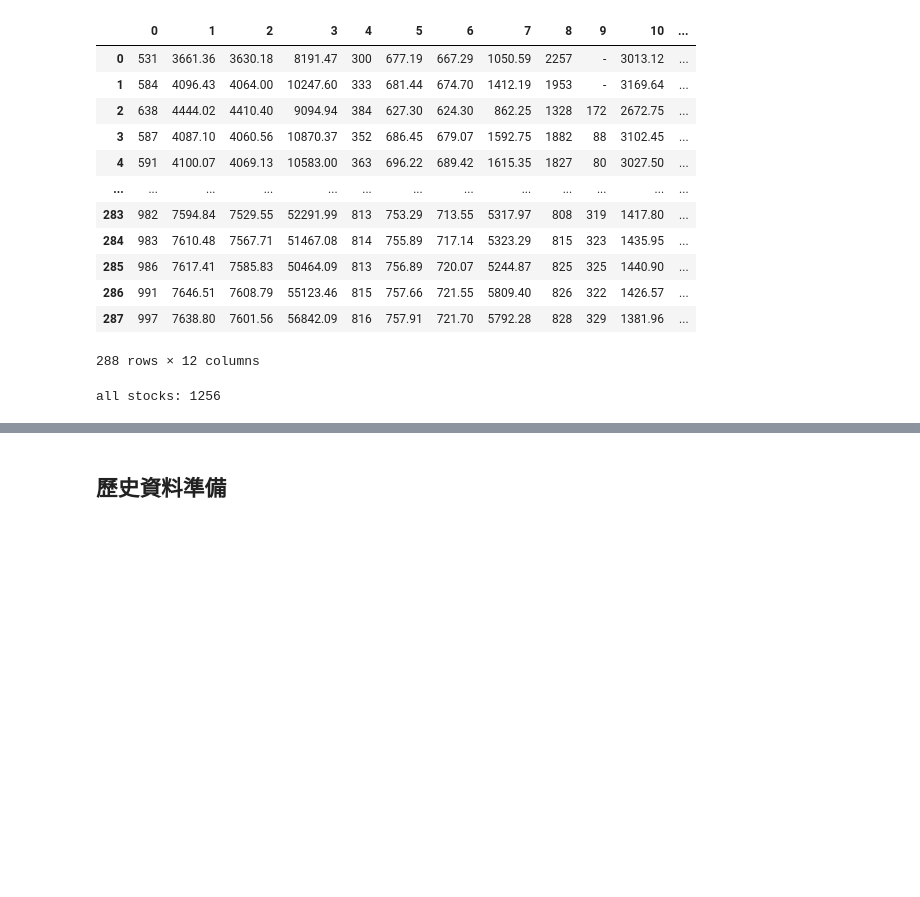
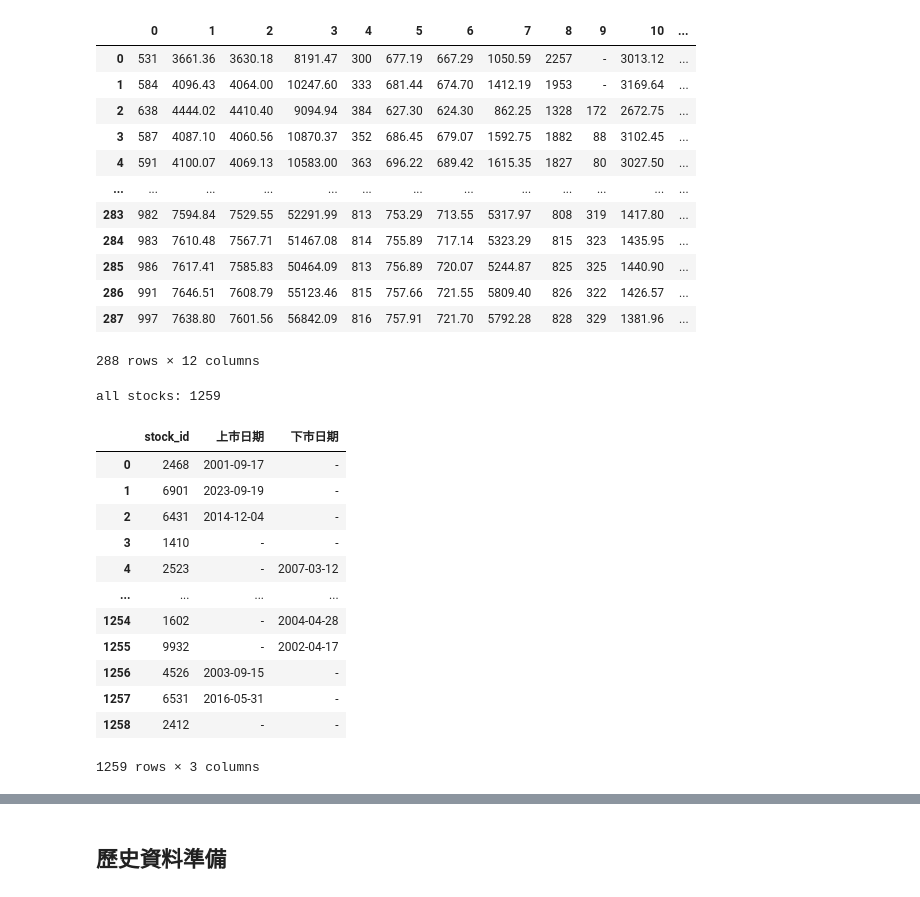
Before and after one commit to ss900405twtw/ultraXtrade, a Jupyter notebook: ma_cross/ma_cross.ipynb, the cells around one changed output, grey strips where cells are left out. Saved outputs shown, nothing was run; the diff lists cells and outputs as text; code cells hidden in the pictures; blank space fills up the shorter version.

```diff
--- a/ma_cross/ma_cross.ipynb
+++ b/ma_cross/ma_cross.ipynb
@@ -231,32 +231,46 @@ tables[5]
 # %%
 # prepare 股票上、下市時間: stock_id: {上市日期, 下市日期} - 檢查上、下市時間是否合理
 all_stocks = (stocks_02 | 上市_set) | 下市_set
 print(f"all stocks: {len(all_stocks)}")
 df_上市 = pd.DataFrame(columns =  ["stock_id", "上市日期", "下市日期"])
 for stock_id in all_stocks:
     上市日期 = "-"
     下市日期 = "-"
 
     if stock_id in 上市_set:
         上市日期 = 上市_table[上市_table["公司代號"] == int(stock_id)]["股票上市買賣日期"].values[0]
         year = int(上市日期.split(".")[0]) + 1911
         month = int(上市日期.split(".")[1])
         day = int(上市日期.split(".")[2])
         上市日期 = str(dt.datetime.strptime(f"{year}-{month}-{day}", "%Y-%m-%d")).split(" ")[0]
 
 
     if stock_id in 下市_set:
         下市日期 = 下市_table[下市_table["上市編號"] == int(stock_id)]["終止上市日期"].values[0]
         year = int(下市日期.split("/")[0]) + 1911
         month = int(下市日期.split("/")[1])
         day = int(下市日期.split("/")[2])
         下市日期 = str(dt.datetime.strptime(f"{year}-{month}-{day}", "%Y-%m-%d")).split(" ")[0]
     df_上市 = pd.concat([df_上市, pd.DataFrame([{'stock_id': stock_id,'上市日期': 上市日期, '下市日期': 下市日期}])], ignore_index=True)
 
 上市日期_list = list(df_上市[df_上市["上市日期"] != "-"]["上市日期"])
 下市日期_list = list(df_上市[df_上市["下市日期"] != "-"]["下市日期"])
+df_上市
 # %% [output]
-all stocks: 1256
+all stocks: 1259
+|  | stock_id | 上市日期 | 下市日期 |
+| 0 | 2468 | 2001-09-17 | - |
+| 1 | 6901 | 2023-09-19 | - |
+| 2 | 6431 | 2014-12-04 | - |
+| 3 | 1410 | - | - |
+| 4 | 2523 | - | 2007-03-12 |
+| ... | ... | ... | ... |
+| 1254 | 1602 | - | 2004-04-28 |
+| 1255 | 9932 | - | 2002-04-17 |
+| 1256 | 4526 | 2003-09-15 | - |
+| 1257 | 6531 | 2016-05-31 | - |
+| 1258 | 2412 | - | - |
+1259 rows × 3 columns
 # %%
 # prepare 股票上、下櫃時間: stock_id: {上櫃日期, 下櫃日期} - 檢查上、下櫃時間是否合理
 all_stocks = (stocks_04 | 上櫃_set) | 下櫃_set
```
Also changed, not shown: parts of 13 cells of this notebook, 1 other file.
